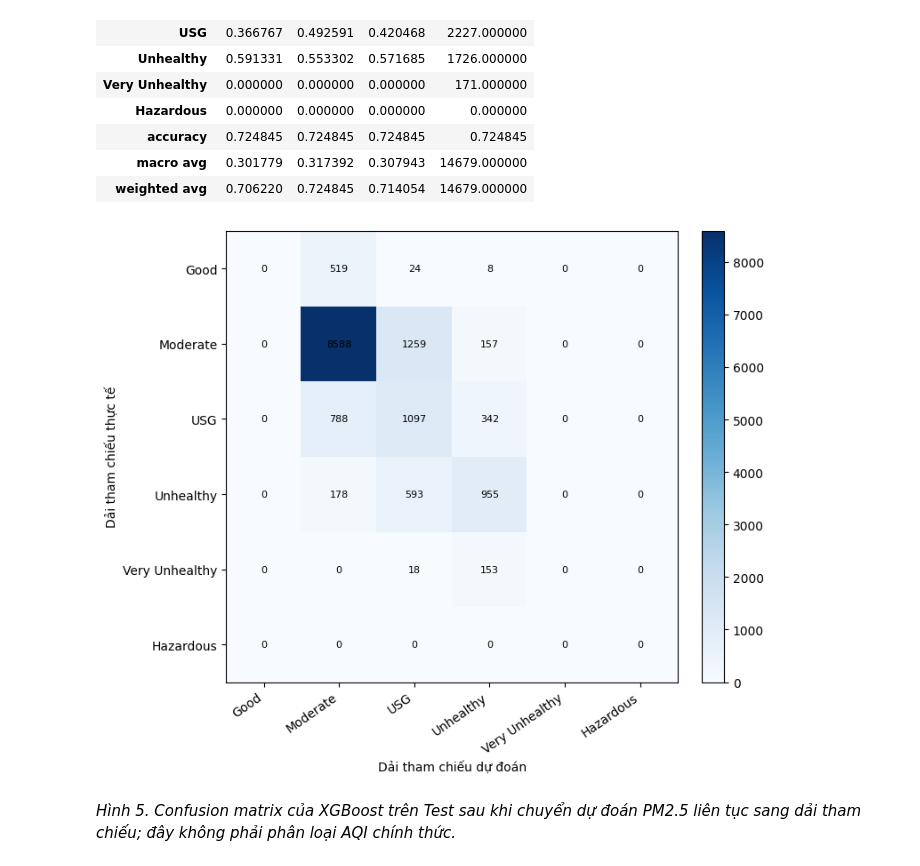
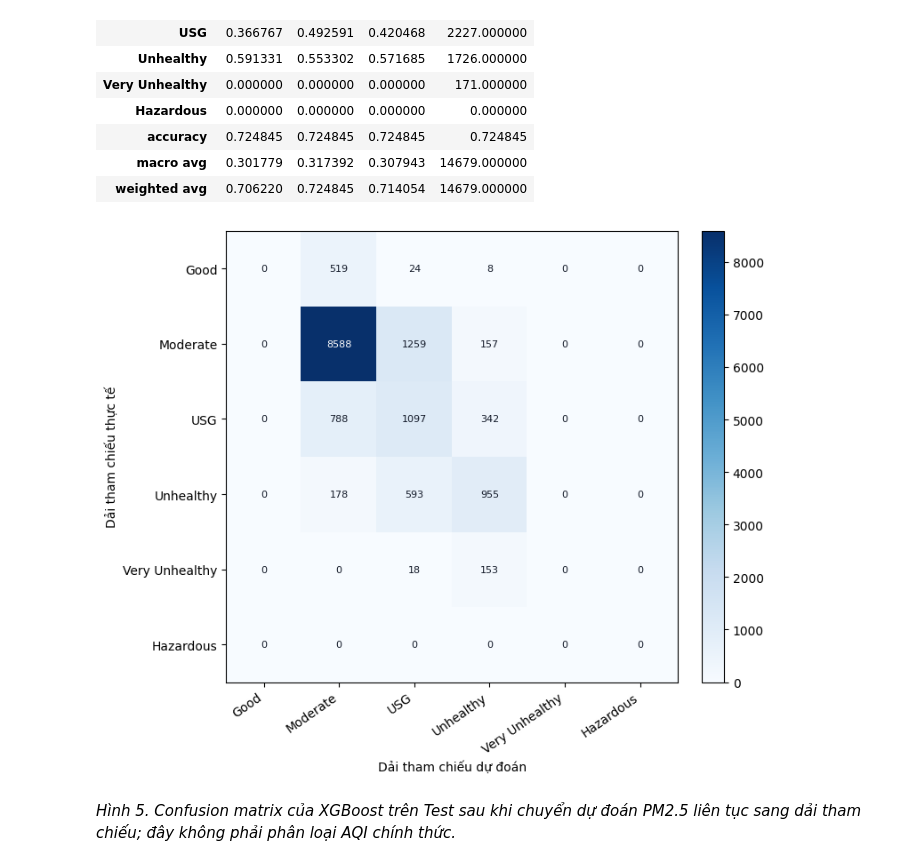
Before and after one commit to kimngoc280105/aqi-vietnam, a Jupyter notebook: model/4_original_model_selection.ipynb, the cells around one changed output. Drawn from its saved outputs; the diff is of its cells as text; code cells hidden in the pictures.

```diff
--- a/model/4_original_model_selection.ipynb
+++ b/model/4_original_model_selection.ipynb
@@ -1136,19 +1179,33 @@ display(report)
 # %%
 matrix = pd.read_csv(RESULTS_DIR / "original_xgboost_confusion_matrix.csv", index_col=0)
 fig, axis = plt.subplots(figsize=(8, 6.4))
 image = axis.imshow(matrix.to_numpy(), cmap="Blues")
 axis.set_xticks(np.arange(len(matrix.columns)), matrix.columns, rotation=35, ha="right")
 axis.set_yticks(np.arange(len(matrix.index)), matrix.index)
 axis.set_xlabel("Dải tham chiếu dự đoán")
 axis.set_ylabel("Dải tham chiếu thực tế")
+values = matrix.to_numpy()
+threshold = values.max() * 0.45
+
 for row in range(matrix.shape[0]):
     for col in range(matrix.shape[1]):
-        axis.text(col, row, int(matrix.iloc[row, col]), ha="center", va="center", fontsize=8)
+        value = int(values[row, col])
+        text_color = "white" if value > threshold else "#111827"
+
+        axis.text(
+            col,
+            row,
+            value,
+            ha="center",
+            va="center",
+            fontsize=8,
+            color=text_color,
+        )
 fig.colorbar(image, ax=axis, fraction=0.046, pad=0.04)
 plt.tight_layout()
 plt.show()
 # %% [output]
-[figure, old version]
+[figure, new version]
 # %% [markdown]
 *Hình 5. Confusion matrix của XGBoost trên Test sau khi chuyển dự đoán PM2.5 liên tục sang dải tham chiếu; đây không phải phân loại AQI chính thức.*
 # %% [markdown]
```
Also changed, not shown: parts of 5 cells of this notebook.
